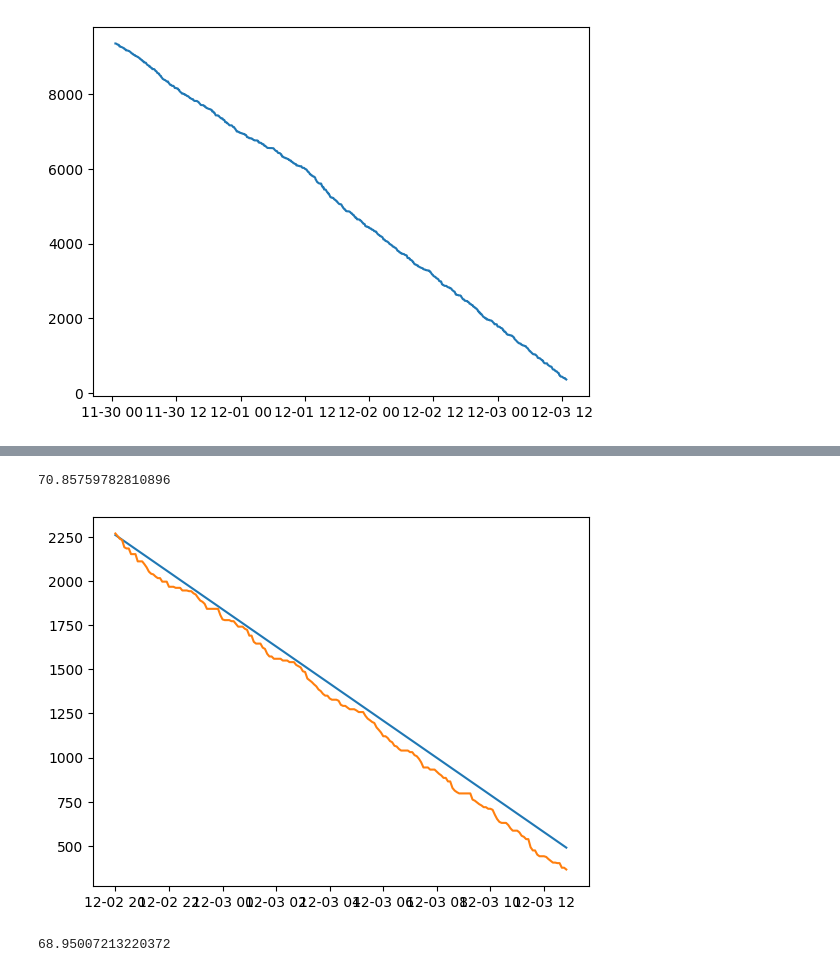
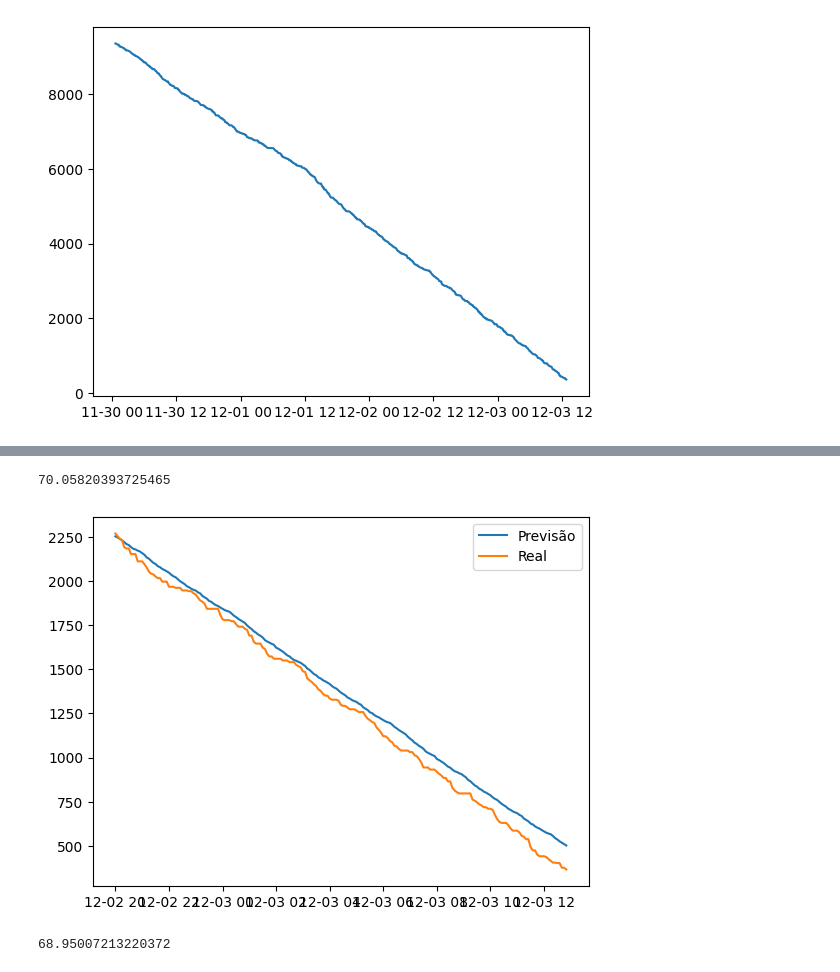
Before and after one commit to helio-rocha/Previsao_Consumo_Produtos, a Jupyter notebook: Training.ipynb, the cells around one changed output, grey strips where cells are left out. Saved outputs shown, nothing was run; the diff lists cells and outputs as text; code cells hidden in the pictures.

```diff
--- a/Training.ipynb
+++ b/Training.ipynb
@@ -169,18 +181,12 @@ def tes_optimizer(train, abg, test):
         try:
             mae = mean_absolute_error(test, y_pred)
         except:
-            cont+= 1
             mae = float("inf")
         if mae < best_mae:
             best_alpha, best_beta, best_gamma, best_periods, best_mae = comb[0], comb[1], comb[2], comb[3], mae
-        #print([round(comb[0], 2), round(comb[1], 2), round(comb[2], 2), round(comb[3], 2), round(mae, 2)])
-
-    #print("best_alpha:", round(best_alpha, 2), "best_beta:", round(best_beta, 2), "best_gamma:", round(best_gamma, 2),
-    #      "best_periods:", round(best_periods, 2), "best_mae:", round(best_mae, 4))
-
     return best_alpha, best_beta, best_gamma, best_periods, best_mae
 
-alphas = betas = gammas = np.arange(0.01, 1, 0.10)
-periods = np.arange(2, 100, 1)
+alphas = betas = gammas = np.arange(0.01, 1, 0.20)
+periods = np.arange(2, 100, 5)
 abg = list(itertools.product(alphas, betas, gammas, periods))
 # %%
@@ -296,13 +319,14 @@ result = tes_model.forecast(steps = len(test))
 mae = mean_absolute_error(test, result)
 mae
 # %% [output]
-70.85759782810896
+70.05820393725465
 # %%
-plt.plot(result)
-plt.plot(test)
+plt.plot(result, label="Previsão")
+plt.plot(test, label="Real")
+plt.legend()
 plt.show()
 # %% [output]
-[figure, old version]
+[figure, new version]
 # %%
 tes_model = ExponentialSmoothing(train, trend="add", freq='5min').\
     fit(optimized=True)
```
Also changed, not shown: parts of 23 cells of this notebook, 4 other files.
